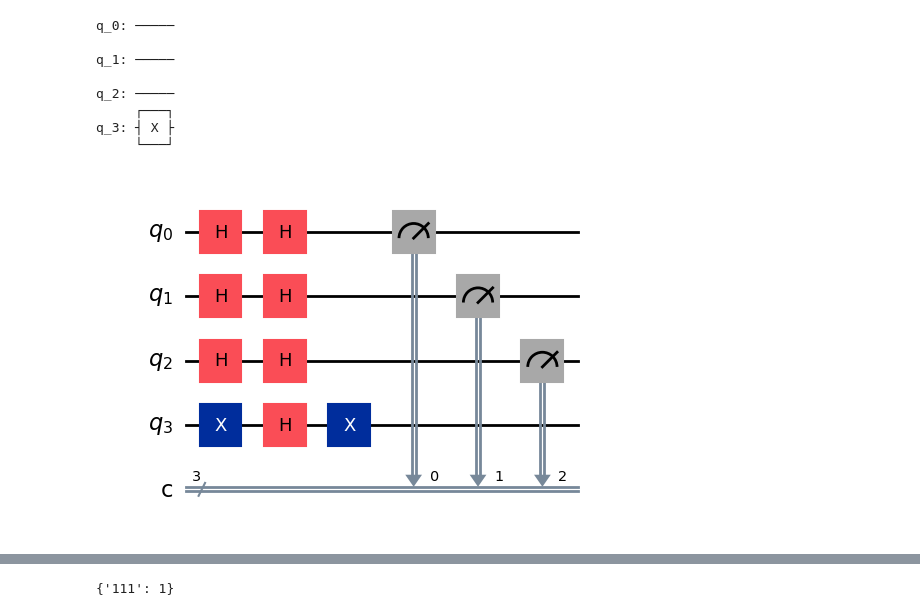
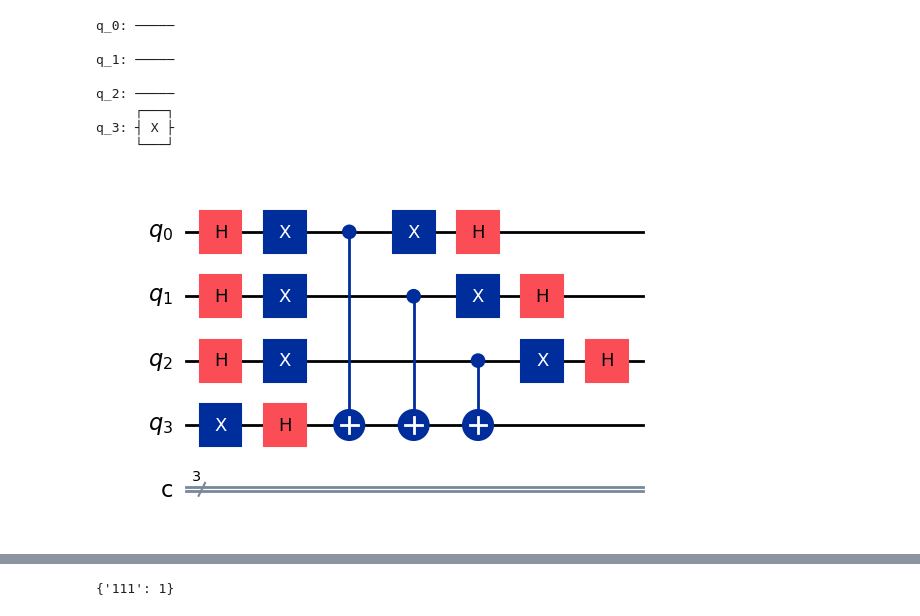
Before and after one commit to monsieurCanard/Quantum-Coding, a Jupyter notebook: algo.ipynb, the cells around one changed output, grey strips where cells are left out. Saved outputs shown, nothing was run; the diff lists cells and outputs as text; code cells hidden in the pictures.

```diff
--- a/algo.ipynb
+++ b/algo.ipynb
@@ -37,14 +37,14 @@ q_3: ┤ X ├
 # %%
 qc = QuantumCircuit(4, 3)
 
 qc.x(3)
 qc.h([0,1,2,3])
 # qc.h(3)
-qc.compose(oracle, qubits=[0,1,2,3], inplace=True)
+qc.compose(o_b, qubits=[0,1,2,3], inplace=True)
 
 qc.h([0,1,2])
 
-qc.measure([0,1,2], [0,1,2])
+# qc.measure([0,1,2], [0,1,2])
 qc.draw(output="mpl")
 # %% [output]
-[figure, old version]
+[figure, new version]
```
Also changed, not shown: parts of 1 cell of this notebook, 4 other files.
